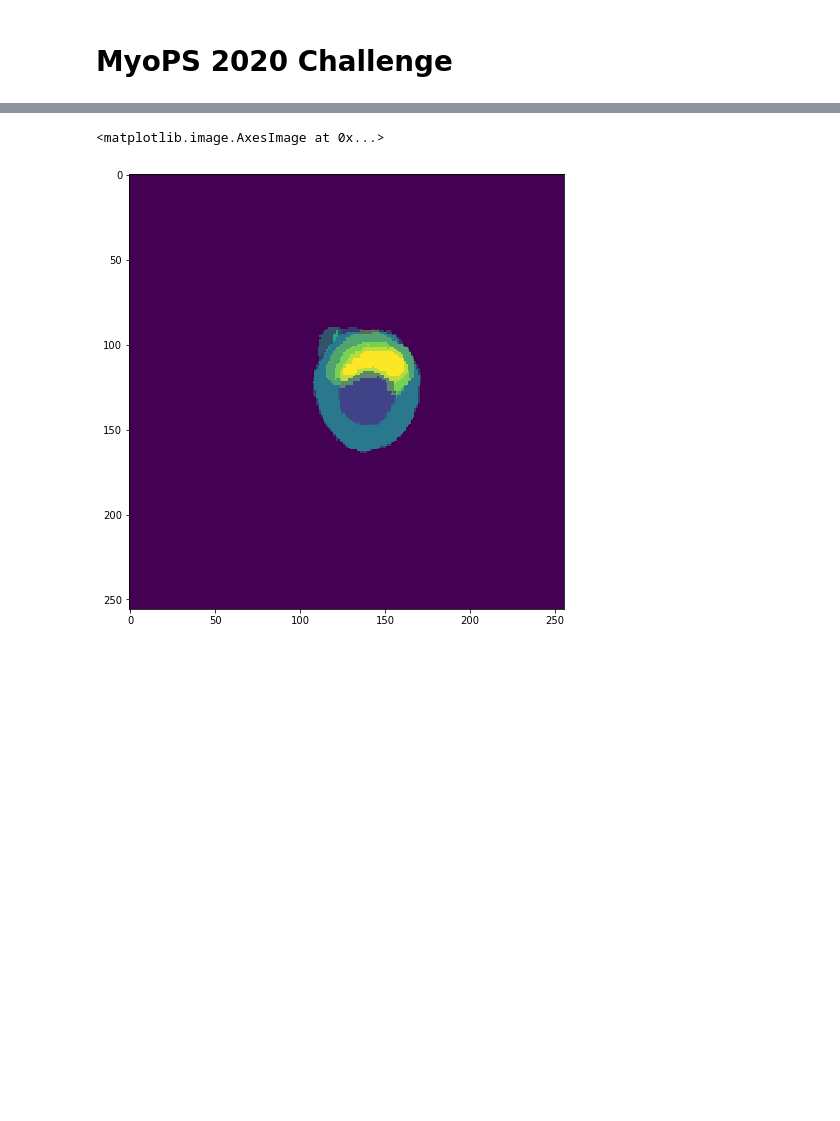
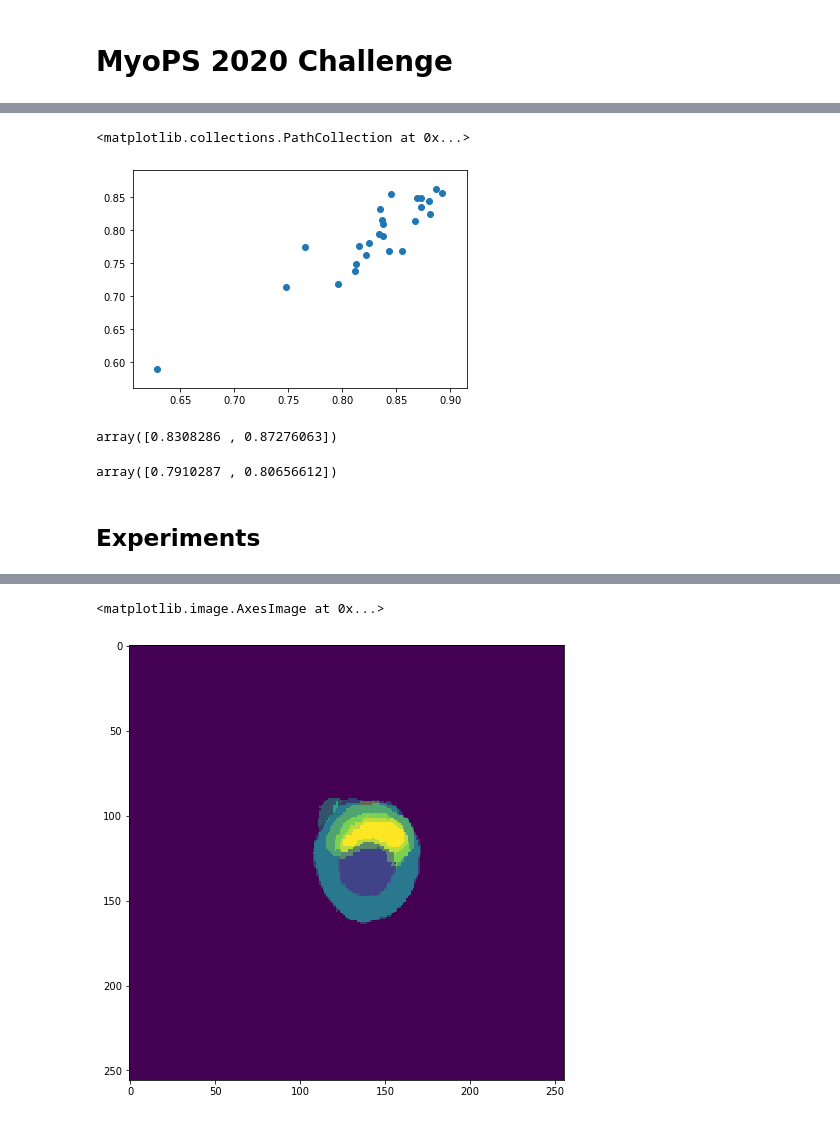
Before and after one commit to chfc-cmi/miccai2020-myops, a Jupyter notebook: code/12_compare_predictions.ipynb, the cells around one changed output, grey strips where cells are left out. Drawn from its saved outputs; the diff is of its cells as text; code cells hidden in the pictures; blank space fills up the shorter version.

```diff
--- a/code/12_compare_predictions.ipynb
+++ b/code/12_compare_predictions.ipynb
@@ -9,3 +77,52 @@ from pathlib import Path
+# %%
+prediction = np.asanyarray(nib.load('../pred/ensemble/nifti/myops_test_101_seg.nii.gz').dataobj)
+truth = np.asanyarray(nib.load('../data/train25_myops_gd/myops_training_101_gd.nii.gz').dataobj)
+# %%
+def my_dice(truth, prediction, threshold=1000, debug=False):
+    dice = 1
+    true_mask = truth > threshold
+    pred_mask = prediction > threshold
+    intersect_mask = true_mask & pred_mask
+    true_count = true_mask.sum()
+    pred_count = pred_mask.sum()
+    inter_count = intersect_mask.sum()
+    if (true_count + pred_count) > 0:
+        dice = 2*inter_count/(true_count+pred_count)
+    if debug:
+        return dice, true_mask, pred_mask, intersect_mask
+    return dice
+# %%
+def nib2array(f):
+    return np.asanyarray(nib.load(f).dataobj)
+
+def get_dices(prediction = 'ensemble'):
+    sc_dices = []
+    scEd_dices = []
+    trueFiles = glob('../data/train25_myops_gd/myops_training_*_gd.nii.gz')
+    for f in trueFiles:
+        truth = nib2array(f)
+        pred = nib2array(f.replace('data/train25_myops_gd',f'pred/{prediction}/nifti').replace('_training_','_test_').replace('_gd','_seg'))
+        scEd_dices.append(my_dice(truth,pred,threshold=1000))
+        sc_dices.append(my_dice(truth,pred,threshold=2000))
+    return sc_dices, scEd_dices
+# %%
+ensemble_dices = get_dices('ensemble')
+patho_dices = get_dices('multi_patho.35_full')
+# %%
+plt.scatter(ensemble_dices[0],patho_dices[0])
+# %% [output]
+<matplotlib.collections.PathCollection at 0x...>
+[figure, added]
+# %%
+np.array(ensemble_dices).mean(axis=1)
+# %% [output]
+array([0.8308286 , 0.87276063])
+# %%
+np.array(patho_dices).mean(axis=1)
+# %% [output]
+array([0.7910287 , 0.80656612])
+# %% [markdown]
+## Experiments
 # %%
 preds = glob("../pred/*/raw/*101*-0.pt")
 # %%
```
Also changed, not shown: parts of 21 cells of this notebook, 5 other files.
